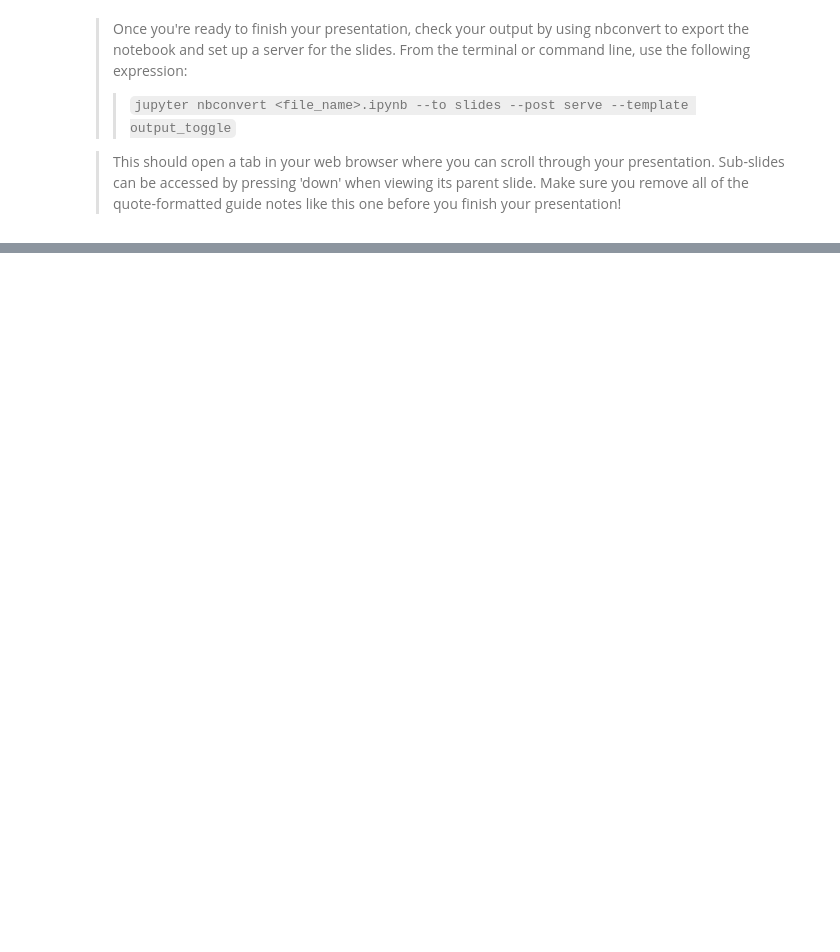
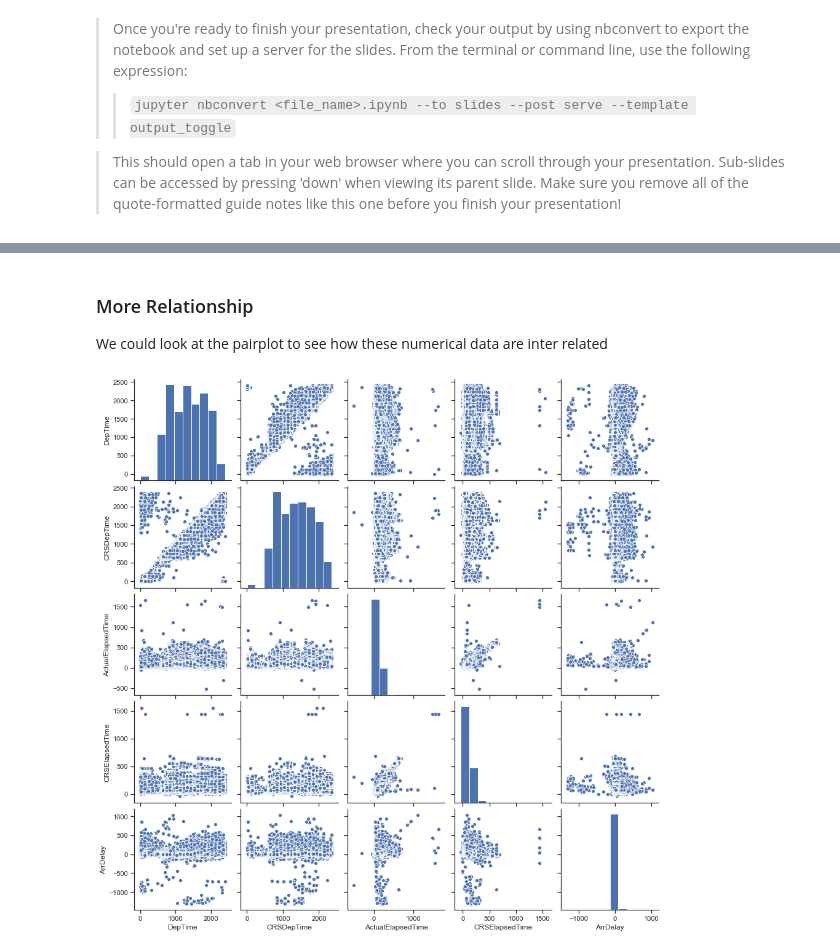
Before and after one commit to komputarist/datascience_nd, a Jupyter notebook: project 5/slide_deck_template.ipynb, the cells around one changed output, grey strips where cells are left out. Saved outputs shown, nothing was run; the diff lists cells and outputs as text; code cells hidden in the pictures; blank space fills up the shorter version.

```diff
--- a/project 5/slide_deck_template.ipynb
+++ b/project 5/slide_deck_template.ipynb
@@ -105 +137,10 @@ before you finish your presentation!
+# %% [markdown]
+### More Relationship
+We could look at the pairplot to see how these numerical data are inter related
+# %%
+numeric_cols_ = ["DepTime", "CRSDepTime","ActualElapsedTime","CRSElapsedTime","ArrDelay"]
+sns.set(style="ticks", color_codes=True)
+g = sns.pairplot(df[numeric_cols])
+# %% [output]
+[figure, added]
 # %%
```
Also changed, not shown: parts of 10 cells of this notebook, 3 other files.
